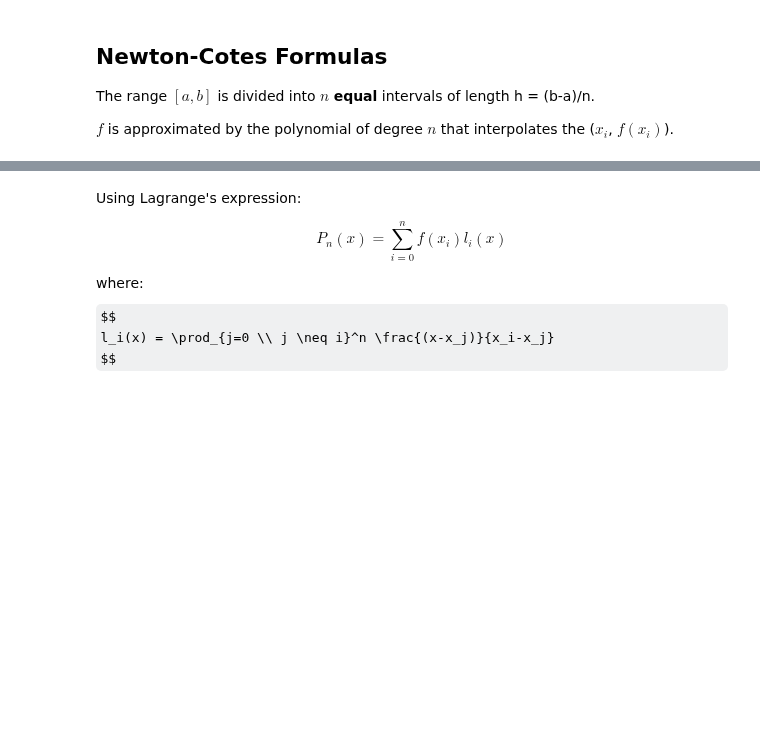
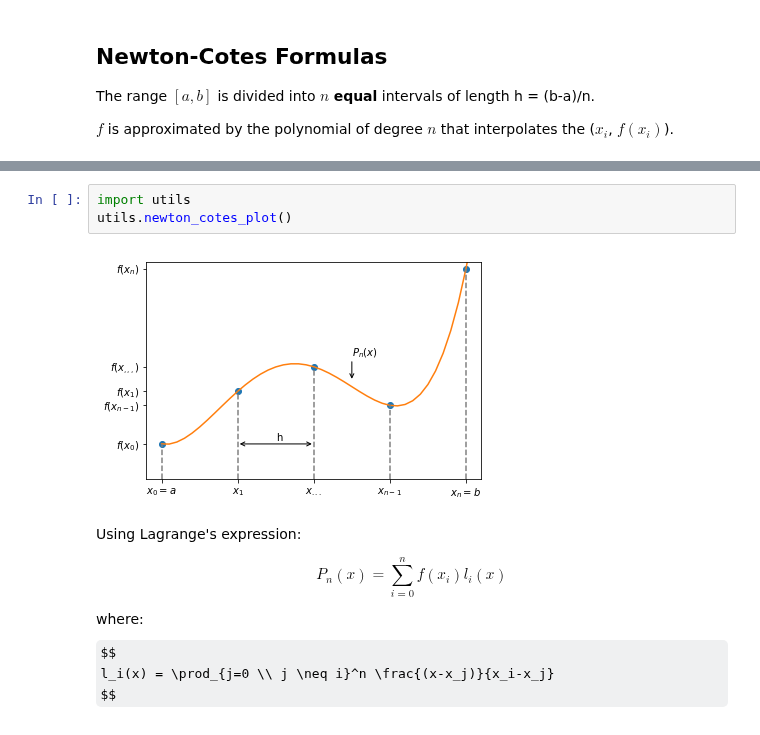
Before and after one commit to tgteacher/numerical-methods, a Jupyter notebook: notebooks/Chapter6.ipynb, the cells around one changed output, grey strips where cells are left out. Drawn from its saved outputs; the diff is of its cells as text; some formulas as TeX source; blank space fills up the shorter version.

```diff
--- a/notebooks/Chapter6.ipynb
+++ b/notebooks/Chapter6.ipynb
@@ -56,3 +24,8 @@ plt.show()
+# %%
+import utils
+utils.newton_cotes_plot()
+# %% [output]
+[figure, added]
 # %% [markdown]
 Using Lagrange's expression:
 
```
Also changed, not shown: parts of 8 cells of this notebook, 1 other file.
